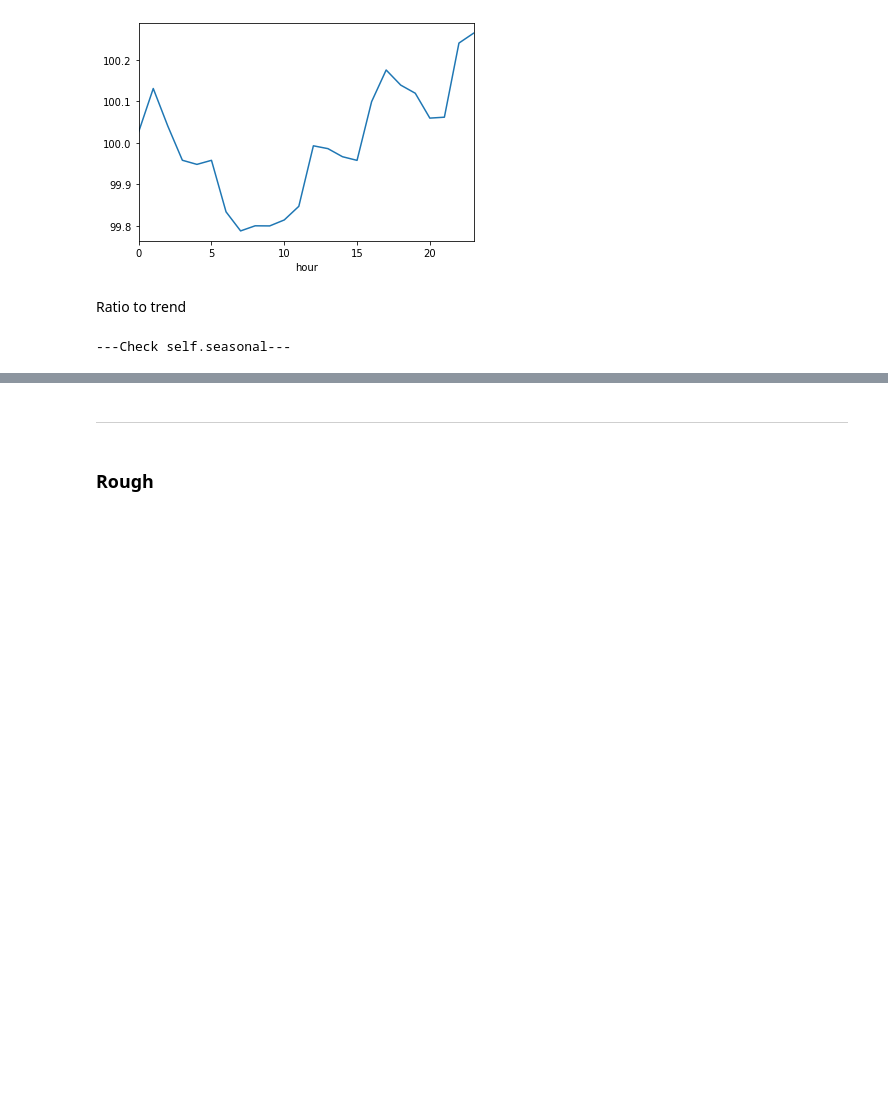
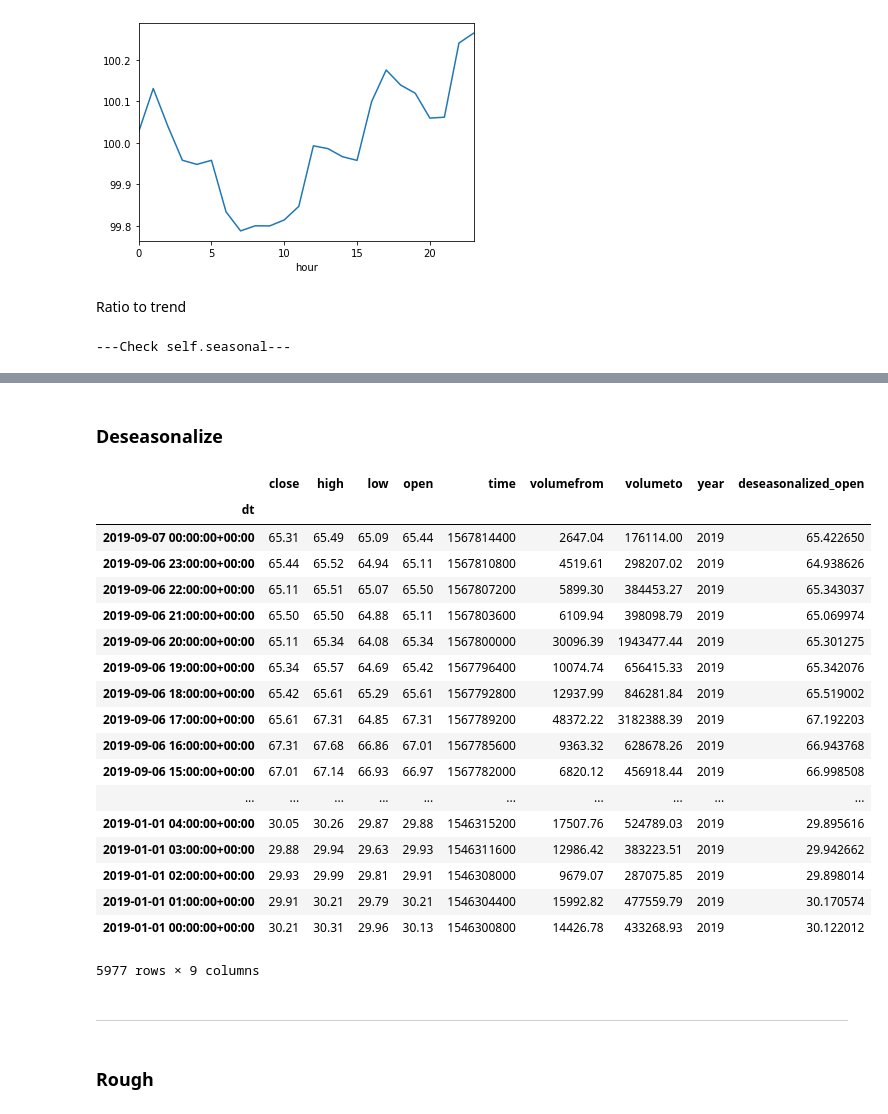
Before and after one commit to NilakshiMondal/Bitcoin-Price-Analysis, a Jupyter notebook: nbs/TS Analysis.ipynb, the cells around one changed output, grey strips where cells are left out. Drawn from its saved outputs; the diff is of its cells as text; code cells hidden in the pictures; blank space fills up the shorter version.

```diff
--- a/nbs/TS Analysis.ipynb
+++ b/nbs/TS Analysis.ipynb
@@ -375,0 +382,2 @@ ltc.seasonal.plot()
+# %% [markdown]
+### Deseasonalize
@@ -376,3 +388,25 @@ ltc.seasonal.plot()
+# %%
+ltc.sub
+# %% [output]
+|  | close | high | low | open | time | volumefrom | volumeto | year | deseasonalized_open |
+| dt |  |  |  |  |  |  |  |  |  |
+| 2019-09-07 00:00:00+00:00 | 65.31 | 65.49 | 65.09 | 65.44 | 1567814400 | 2647.04 | 176114.00 | 2019 | 65.422650 |
+| 2019-09-06 23:00:00+00:00 | 65.44 | 65.52 | 64.94 | 65.11 | 1567810800 | 4519.61 | 298207.02 | 2019 | 64.938626 |
+| 2019-09-06 22:00:00+00:00 | 65.11 | 65.51 | 65.07 | 65.50 | 1567807200 | 5899.30 | 384453.27 | 2019 | 65.343037 |
+| 2019-09-06 21:00:00+00:00 | 65.50 | 65.50 | 64.88 | 65.11 | 1567803600 | 6109.94 | 398098.79 | 2019 | 65.069974 |
+| 2019-09-06 20:00:00+00:00 | 65.11 | 65.34 | 64.08 | 65.34 | 1567800000 | 30096.39 | 1943477.44 | 2019 | 65.301275 |
+| 2019-09-06 19:00:00+00:00 | 65.34 | 65.57 | 64.69 | 65.42 | 1567796400 | 10074.74 | 656415.33 | 2019 | 65.342076 |
+| 2019-09-06 18:00:00+00:00 | 65.42 | 65.61 | 65.29 | 65.61 | 1567792800 | 12937.99 | 846281.84 | 2019 | 65.519002 |
+| 2019-09-06 17:00:00+00:00 | 65.61 | 67.31 | 64.85 | 67.31 | 1567789200 | 48372.22 | 3182388.39 | 2019 | 67.192203 |
+| 2019-09-06 16:00:00+00:00 | 67.31 | 67.68 | 66.86 | 67.01 | 1567785600 | 9363.32 | 628678.26 | 2019 | 66.943768 |
+| 2019-09-06 15:00:00+00:00 | 67.01 | 67.14 | 66.93 | 66.97 | 1567782000 | 6820.12 | 456918.44 | 2019 | 66.998508 |
+| ... | ... | ... | ... | ... | ... | ... | ... | ... | ... |
+| 2019-01-01 04:00:00+00:00 | 30.05 | 30.26 | 29.87 | 29.88 | 1546315200 | 17507.76 | 524789.03 | 2019 | 29.895616 |
+| 2019-01-01 03:00:00+00:00 | 29.88 | 29.94 | 29.63 | 29.93 | 1546311600 | 12986.42 | 383223.51 | 2019 | 29.942662 |
+| 2019-01-01 02:00:00+00:00 | 29.93 | 29.99 | 29.81 | 29.91 | 1546308000 | 9679.07 | 287075.85 | 2019 | 29.898014 |
+| 2019-01-01 01:00:00+00:00 | 29.91 | 30.21 | 29.79 | 30.21 | 1546304400 | 15992.82 | 477559.79 | 2019 | 30.170574 |
+| 2019-01-01 00:00:00+00:00 | 30.21 | 30.31 | 29.96 | 30.13 | 1546300800 | 14426.78 | 433268.93 | 2019 | 30.122012 |
+5977 rows × 9 columns
 # %% [markdown]
 -----
 # %% [markdown]
```
Also changed, not shown: parts of 6 cells of this notebook.
